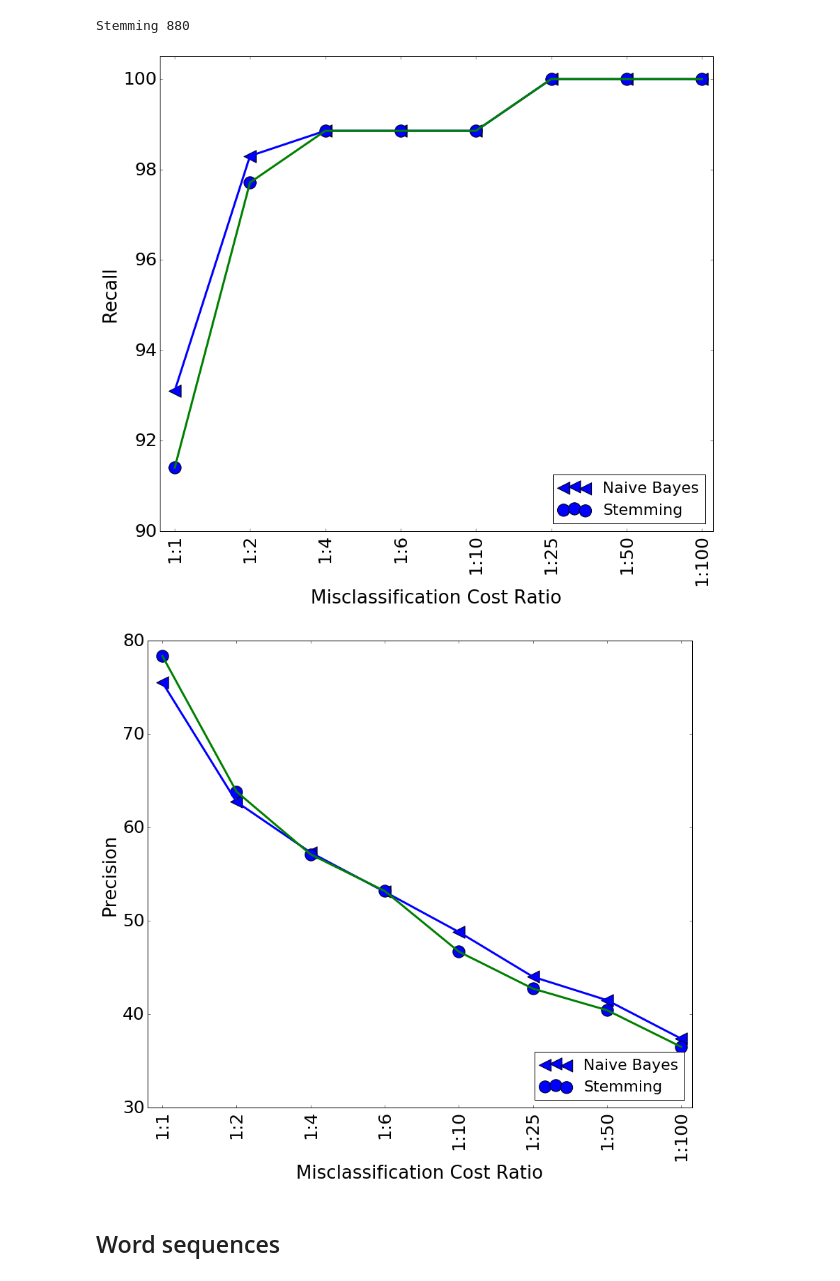
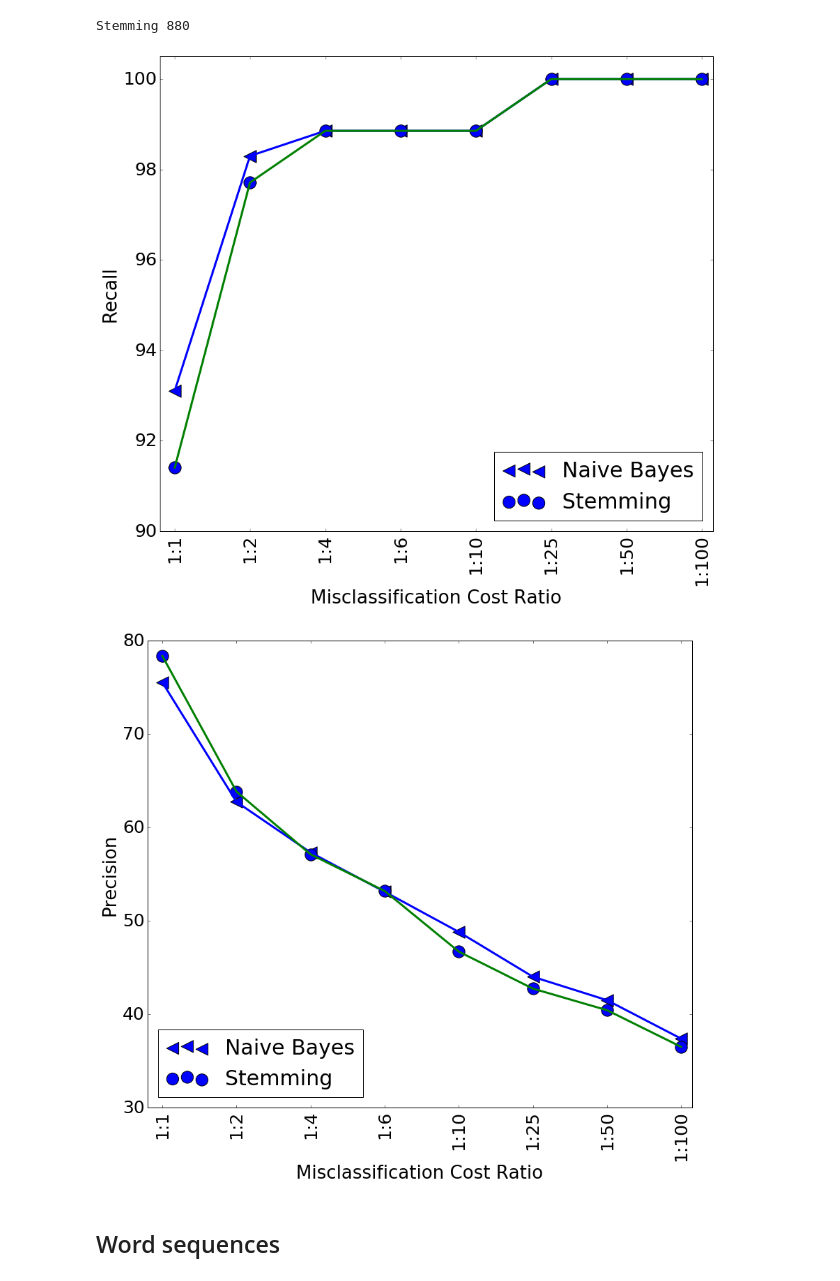
Before and after one commit to borjaeg/thete, a Jupyter notebook: Paper.ipynb, the cells around one changed output. Cells and saved outputs as stored; diff of their text form; code cells hidden in the pictures.

```diff
--- a/Paper.ipynb
+++ b/Paper.ipynb
@@ -60,7 +60,7 @@ def plot_image(x, y, title="title", ylim = [0, 1.02], xlim = [2, 50.5],
         #             alpha=0.1, color=color)
 
     plt.xticks(x, labels, rotation='vertical')
-    plt.legend(loc=loc, prop={'size':22})
+    plt.legend(loc=loc, prop={'size':30})
 
     save_image(plt,'../images/', name)
     plt.show()
@@ -275,13 +275,13 @@ plot_image(axis_costs, recall_avg_normalized, title="RECALL", ylim = [90, 100.5]
            xlim = cxlim, colors="rg", models=extractors, name="recall_stemming", labels = labels, ylabel="Recall",
         loc ="lower right", markers="<o")
 # %% [output]
-[figure, old version]
+[figure, new version]
 # %%
 plot_image(axis_costs, precision_avg_normalized, title="PRECISION", ylim = [30, 80],
            xlim = cxlim, colors="rg", models=extractors, name="precision_stemming", labels = labels, ylabel="Precision",
-           loc ="lower right", markers="<o")
+           loc ="lower left", markers="<o")
 # %% [output]
-[figure, old version]
+[figure, new version]
 # %% [markdown]
 ## Word sequences
 # %%
```
Also changed, not shown: parts of 6 cells of this notebook.
